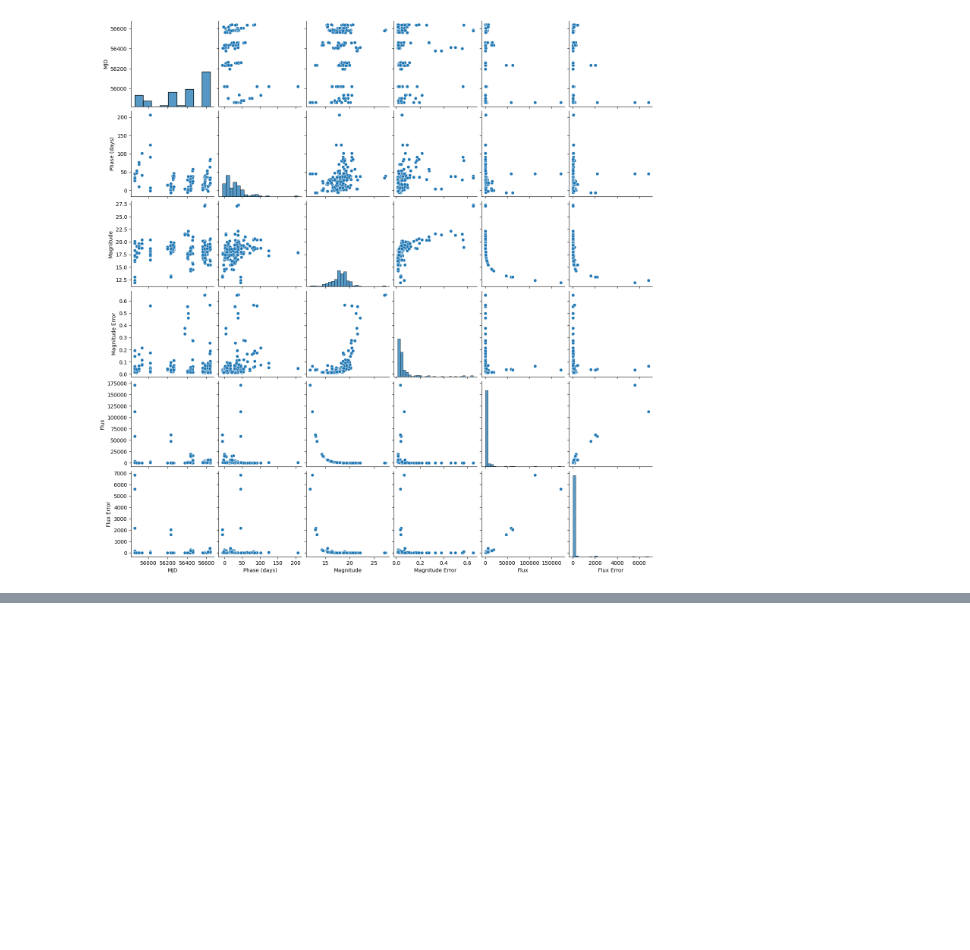
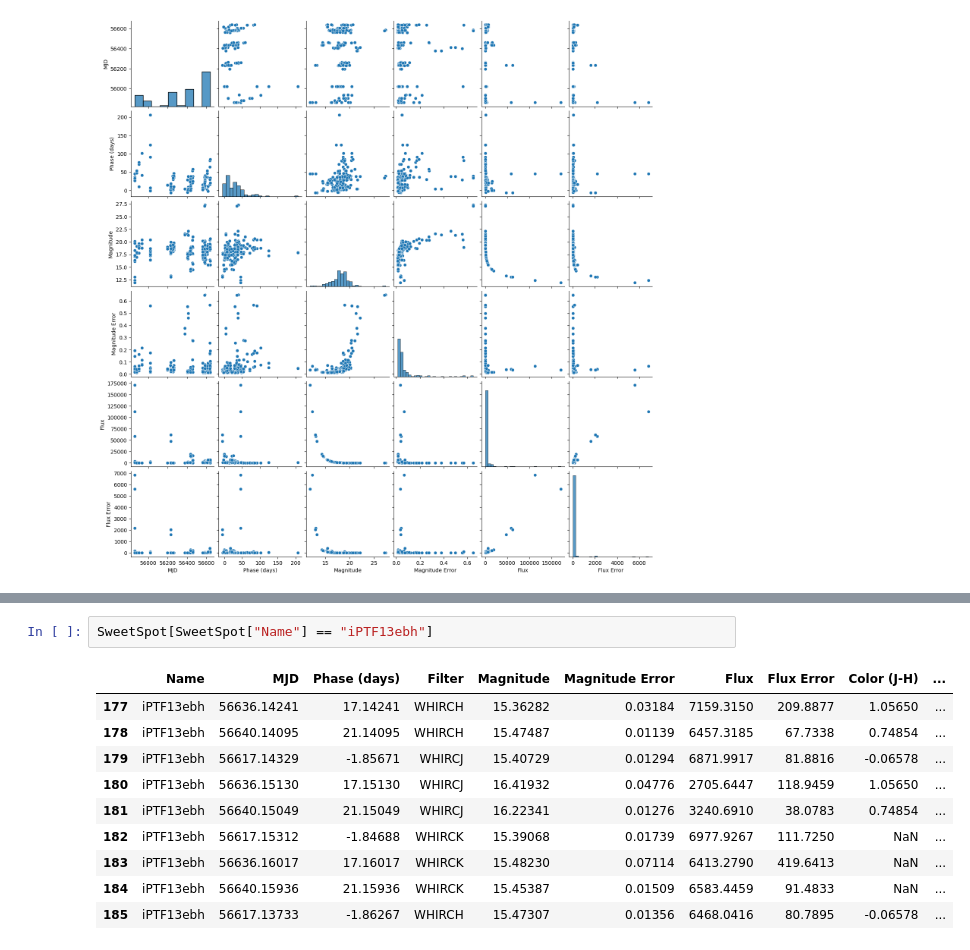
Before and after one commit to mnilsson8/Cube, a Jupyter notebook: start.ipynb, the cells around one changed output, grey strips where cells are left out. Drawn from its saved outputs; the diff is of its cells as text; blank space fills up the shorter version.

```diff
--- a/start.ipynb
+++ b/start.ipynb
@@ -52,0 +130,13 @@ sb.pairplot(SweetSpot)
+# %%
+SweetSpot[SweetSpot["Name"] == "iPTF13ebh"]
+# %% [output]
+|  | Name | MJD | Phase (days) | Filter | Magnitude | Magnitude Error | Flux | Flux Error | Color (J-H) | ... |
+| 177 | iPTF13ebh | 56636.14241 | 17.14241 | WHIRCH | 15.36282 | 0.03184 | 7159.3150 | 209.8877 | 1.05650 | ... |
+| 178 | iPTF13ebh | 56640.14095 | 21.14095 | WHIRCH | 15.47487 | 0.01139 | 6457.3185 | 67.7338 | 0.74854 | ... |
+| 179 | iPTF13ebh | 56617.14329 | -1.85671 | WHIRCJ | 15.40729 | 0.01294 | 6871.9917 | 81.8816 | -0.06578 | ... |
+| 180 | iPTF13ebh | 56636.15130 | 17.15130 | WHIRCJ | 16.41932 | 0.04776 | 2705.6447 | 118.9459 | 1.05650 | ... |
+| 181 | iPTF13ebh | 56640.15049 | 21.15049 | WHIRCJ | 16.22341 | 0.01276 | 3240.6910 | 38.0783 | 0.74854 | ... |
+| 182 | iPTF13ebh | 56617.15312 | -1.84688 | WHIRCK | 15.39068 | 0.01739 | 6977.9267 | 111.7250 | NaN | ... |
+| 183 | iPTF13ebh | 56636.16017 | 17.16017 | WHIRCK | 15.48230 | 0.07114 | 6413.2790 | 419.6413 | NaN | ... |
+| 184 | iPTF13ebh | 56640.15936 | 21.15936 | WHIRCK | 15.45387 | 0.01509 | 6583.4459 | 91.4833 | NaN | ... |
+| 185 | iPTF13ebh | 56617.13733 | -1.86267 | WHIRCH | 15.47307 | 0.01356 | 6468.0416 | 80.7895 | -0.06578 | ... |
```
Also changed, not shown: parts of 13 cells of this notebook.
